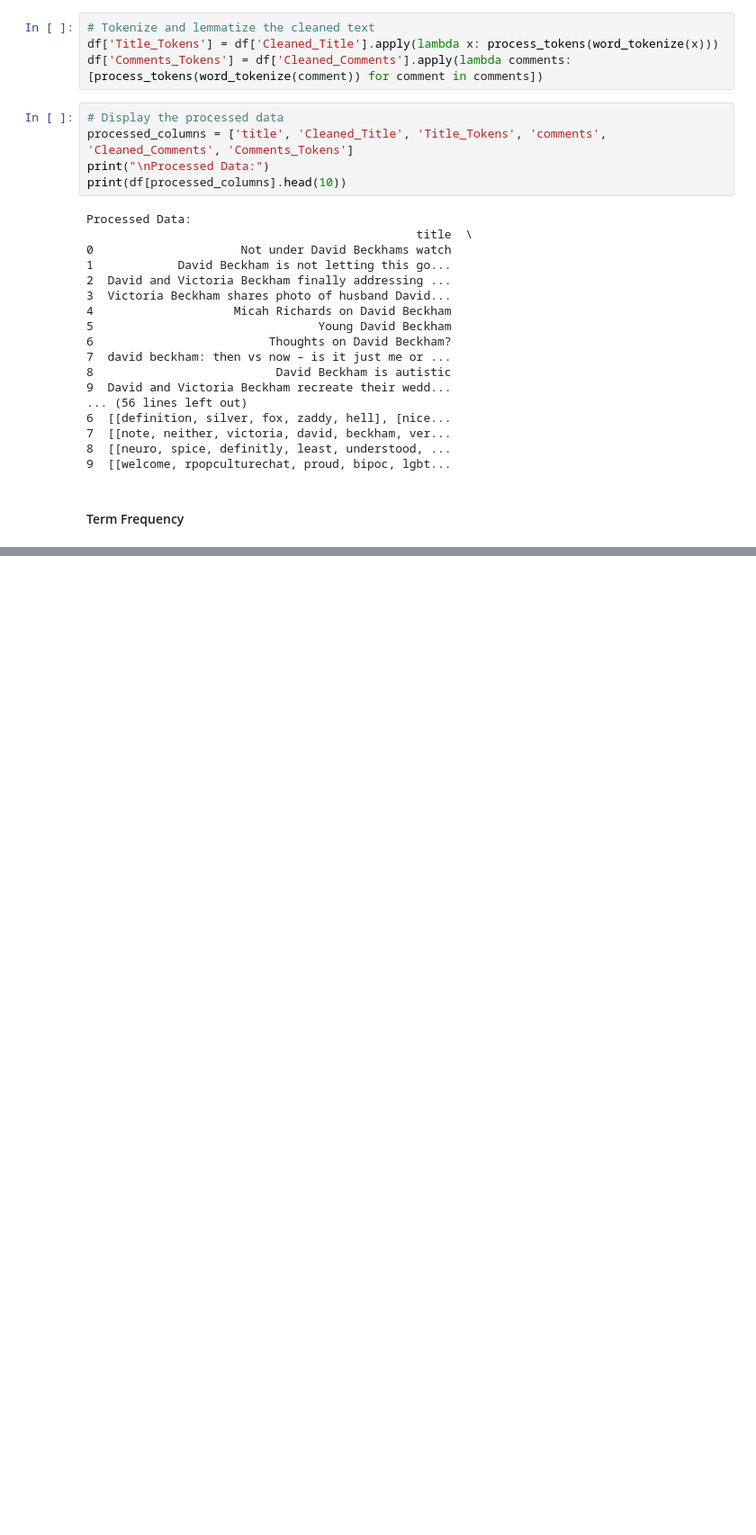
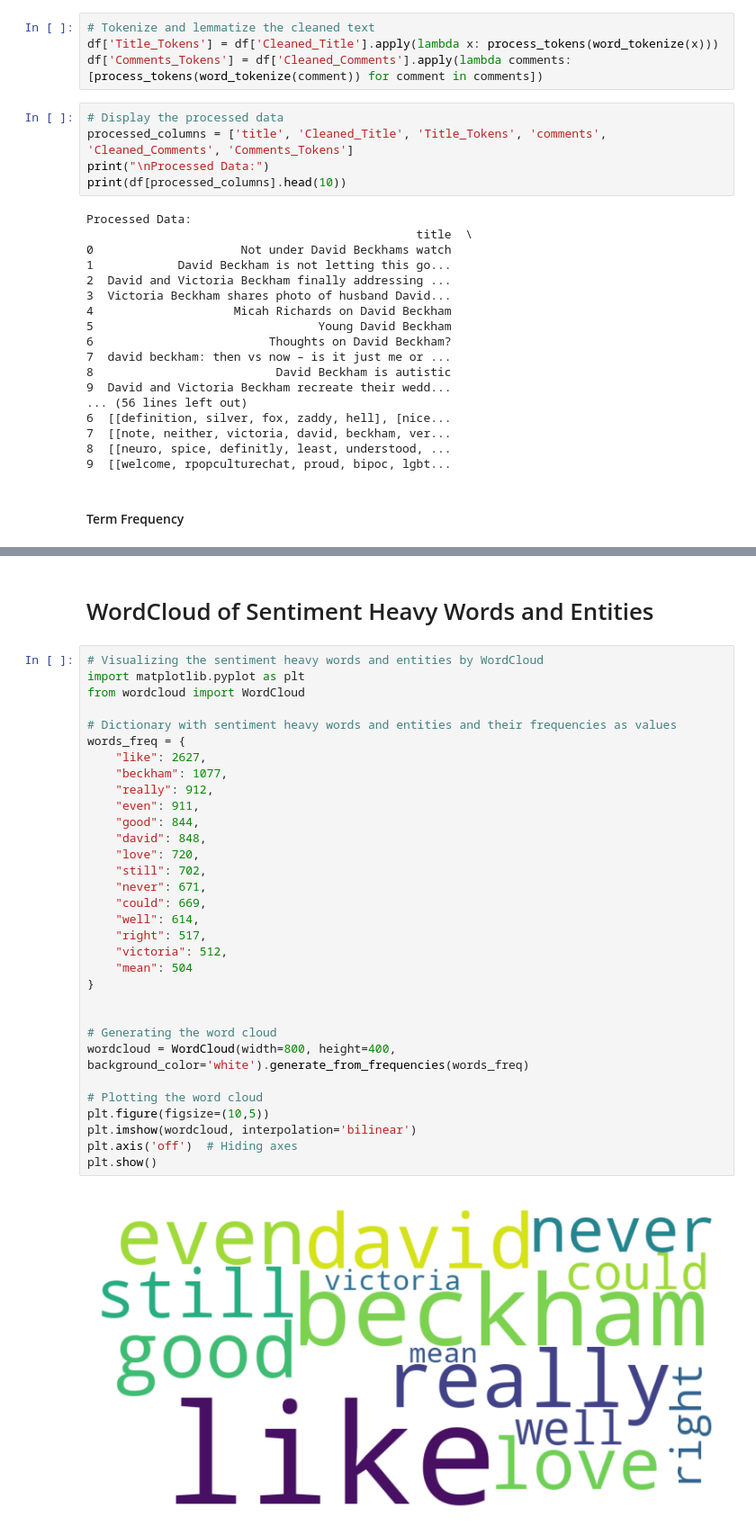
Before and after one commit to hinton024/Assignment-2-Social-media-and-network-analytics, a Jupyter notebook: Reddit_Preprocessing.ipynb, the cells around one changed output, grey strips where cells are left out. Shown at 90% size. Drawn from its saved outputs; the diff is of its cells as text; blank space fills up the shorter version.

Commit message:
Add files via upload
Updated Reddit_Preprocessing with sentiment analysis

```diff
--- a/Reddit_Preprocessing.ipynb
+++ b/Reddit_Preprocessing.ipynb
@@ -176,2 +177,38 @@ back: 454
 made: 448
 though: 444
+# %% [markdown]
+# WordCloud of Sentiment Heavy Words and Entities
+# %%
+# Visualizing the sentiment heavy words and entities by WordCloud
+import matplotlib.pyplot as plt
+from wordcloud import WordCloud
+
+# Dictionary with sentiment heavy words and entities and their frequencies as values
+words_freq = {
+    "like": 2627,
+    "beckham": 1077,
+    "really": 912,
+    "even": 911,
+    "good": 844,
+    "david": 848,
+    "love": 720,
+    "still": 702,
+    "never": 671,
+    "could": 669,
+    "well": 614,
+    "right": 517,
+    "victoria": 512,
+    "mean": 504
+}
+
+
+# Generating the word cloud
+wordcloud = WordCloud(width=800, height=400, background_color='white').generate_from_frequencies(words_freq)
+
+# Plotting the word cloud
+plt.figure(figsize=(10,5))
+plt.imshow(wordcloud, interpolation='bilinear')
+plt.axis('off')  # Hiding axes
+plt.show()
+# %% [output]
+[figure, added]
```
Also changed, not shown: parts of 14 cells of this notebook.
